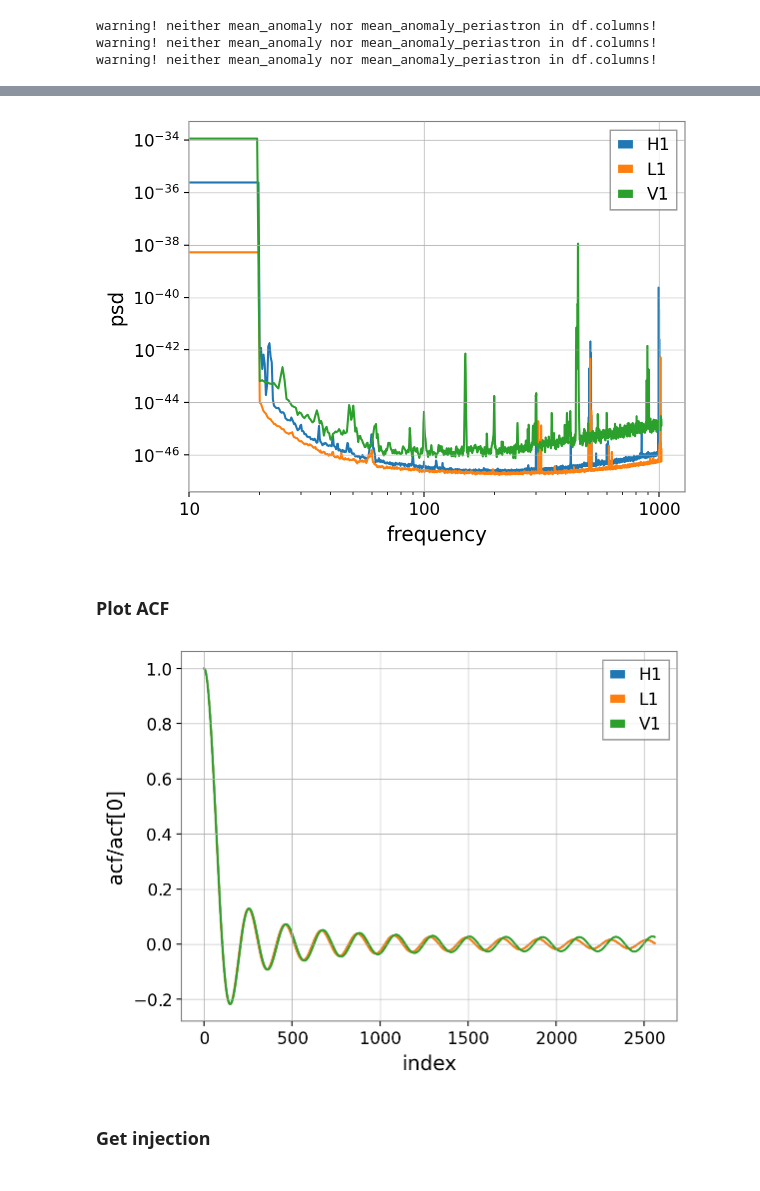
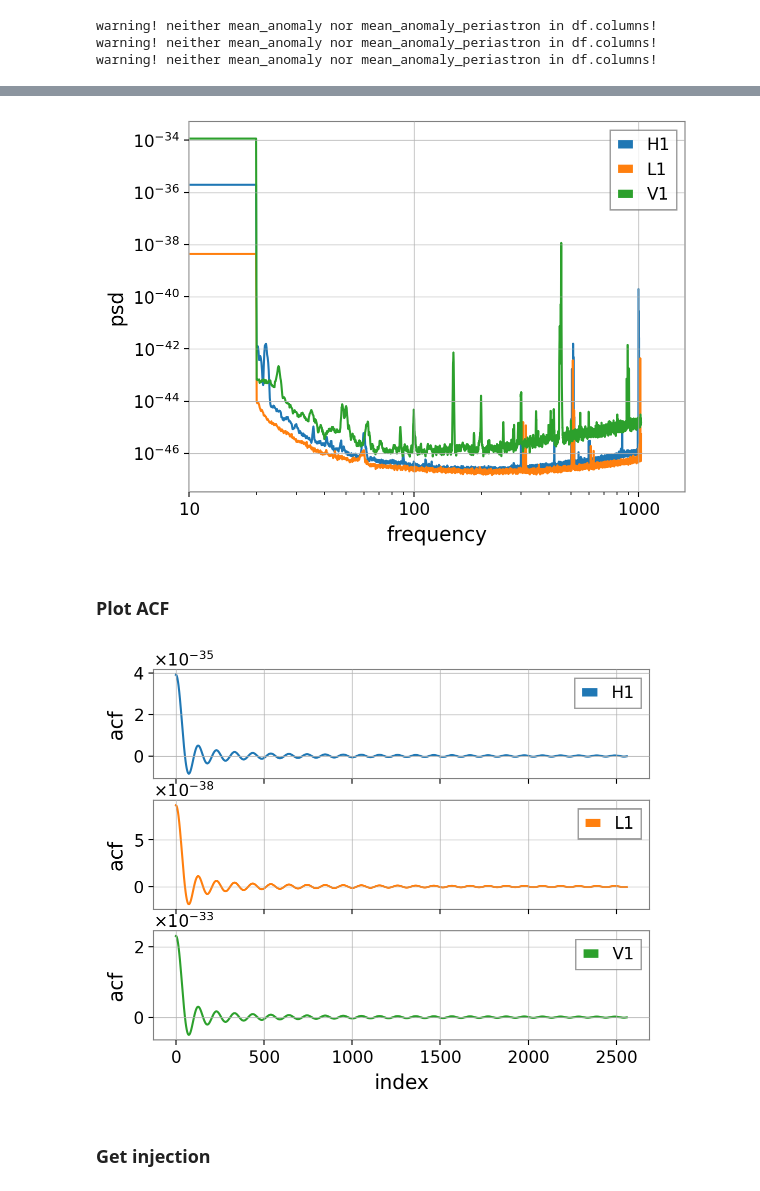
Before and after one commit to simonajmiller/tdinf, a Jupyter notebook: review/fiducial_BBH_IMRPhenomXPHM/plot_inputs.ipynb, the cells around one changed output, grey strips where cells are left out. Saved outputs shown, nothing was run; the diff lists cells and outputs as text; code cells hidden in the pictures.

```diff
--- a/review/fiducial_BBH_IMRPhenomXPHM/plot_inputs.ipynb
+++ b/review/fiducial_BBH_IMRPhenomXPHM/plot_inputs.ipynb
@@ -37,7 +21,7 @@ import lal
 # %%
 # Get likelihood manager
 data = group_postprocess.load_run_settings_from_directory(
-    './output/250722_output',
+    './output/250804_output',
     filename_dict={'full':'full_0.0seconds'}
 )
 lm = data['runs']['full']['likelihood_manager']
@@ -50,11 +33,0 @@ warning! neither mean_anomaly nor mean_anomaly_periastron in df.columns!
-# %%
-# Plot raw PSD
-plt.figure()
-for i, ifo in enumerate(lm.ifos):
-    freq, psd = lm.psd_dict[ifo].transpose()
-    plt.loglog(freq, psd, color=f'C{i}', label=ifo)
-plt.xlabel('frequency')
-plt.ylabel('psd')
-plt.legend()
-plt.xlim(10,)
-plt.show()
@@ -72,20 +43,23 @@ plt.legend()
 plt.xlim(10,)
 plt.show()
 # %% [output]
-[figure, old version]
+[figure, new version]
 # %% [markdown]
 ### Plot ACF
 # %%
-plt.figure()
-for i, ifo in enumerate(lm.ifos):
+fig, axes = plt.subplots(3,1, sharex=True)
+
+for i, (ifo, ax) in enumerate(zip(lm.ifos, axes)):
+
     acf = lm.rho_dict[ifo]
-    plt.plot(acf/acf[0], color=f'C{i}', label=ifo)
-plt.xlabel('index')
-plt.ylabel('acf/acf[0]')
-plt.legend()
+    ax.plot(acf, color=f'C{i}', label=ifo)
+    ax.legend()
+    ax.set_ylabel('acf')
+
+axes[-1].set_xlabel('index')
 plt.show()
 # %% [output]
-[figure, old version]
+[figure, new version]
 # %% [markdown]
 ### Get injection
 # %%
```
Also changed, not shown: parts of 12 cells of this notebook, 7 other files.
